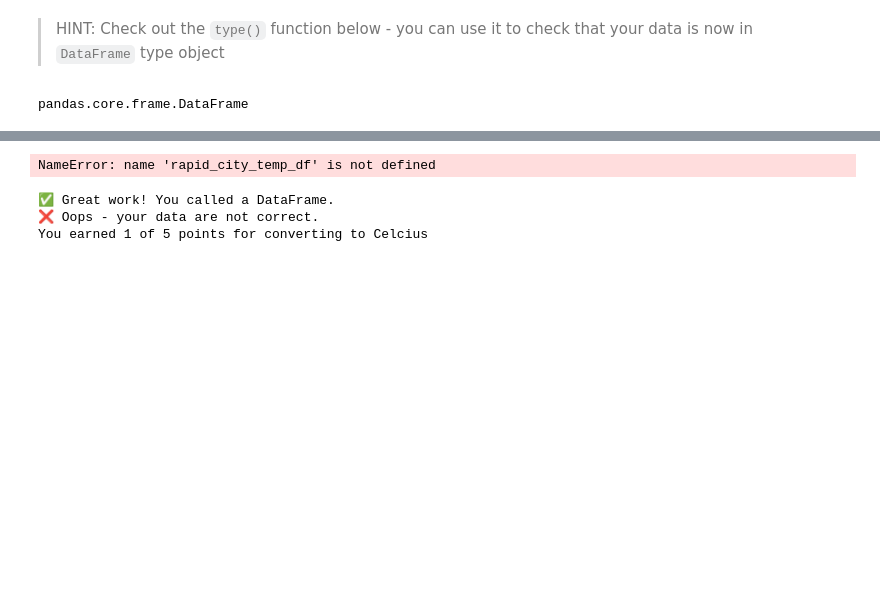
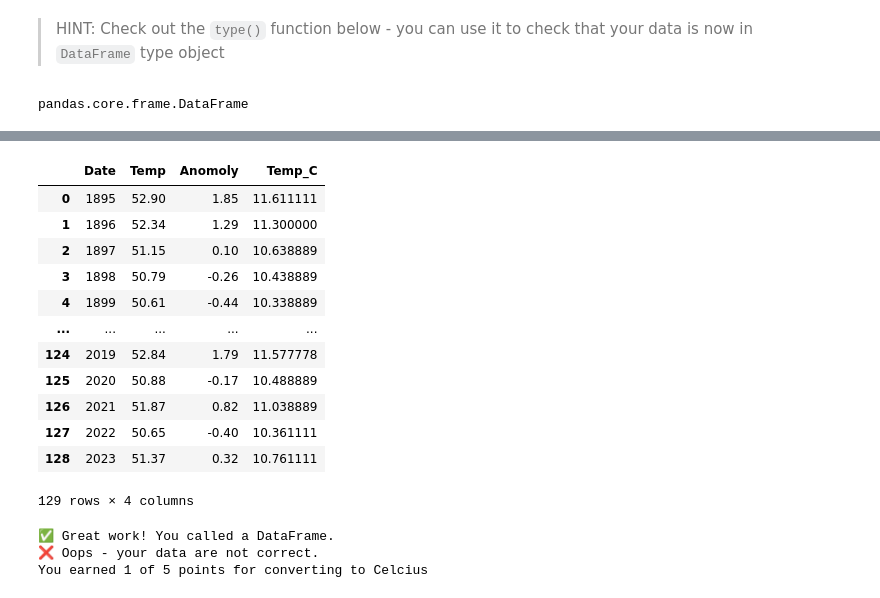
Before and after one commit to Doobernicus/get-started-with-reproducible-science-Doobernicus, a Jupyter notebook: get_started_with_open_reproducible_science.ipynb, the cells around one changed output, grey strips where cells are left out. Drawn from its saved outputs; the diff is of its cells as text; code cells hidden in the pictures; blank space fills up the shorter version.

Commit message:
corrected errors

```diff
--- a/get_started_with_open_reproducible_science.ipynb
+++ b/get_started_with_open_reproducible_science.ipynb
@@ -334,10 +334,22 @@ The cell below converts the data to Celcius, using Python mathematical **operato
 <img src="https://static.thenounproject.com/png/5640527-200.png" width=20 style="float: left; padding: 3px" /> What is the mistake in the equation below? You might want to try writing out the formula for converting Fahrenheit to Celcius.
 # %%
 #convert to celcius
-rapid_city_temp_df.iloc[:,1] = (rapid_city_temp_df.iloc[:,1] - 32) * 5 / 9
+rapid_city_temp_df["Temp_C"] = (rapid_city_temp_df["Temp"] - 32) * 5 / 9
 rapid_city_temp_df
 # %% [output]
+|  | Date | Temp | Anomoly | Temp_C |
+| 0 | 1895 | 52.90 | 1.85 | 11.611111 |
+| 1 | 1896 | 52.34 | 1.29 | 11.300000 |
+| 2 | 1897 | 51.15 | 0.10 | 10.638889 |
+| 3 | 1898 | 50.79 | -0.26 | 10.438889 |
+| 4 | 1899 | 50.61 | -0.44 | 10.338889 |
+| ... | ... | ... | ... | ... |
+| 124 | 2019 | 52.84 | 1.79 | 11.577778 |
+| 125 | 2020 | 50.88 | -0.17 | 10.488889 |
+| 126 | 2021 | 51.87 | 0.82 | 11.038889 |
+| 127 | 2022 | 50.65 | -0.40 | 10.361111 |
+| 128 | 2023 | 51.37 | 0.32 | 10.761111 |
-NameError: name 'rapid_city_temp_df' is not defined
+129 rows × 4 columns
 # %%
 # DO NOT MODIFY THIS TEST CELL
 tmax_df_resp = _
```
Also changed, not shown: parts of 5 cells of this notebook.
